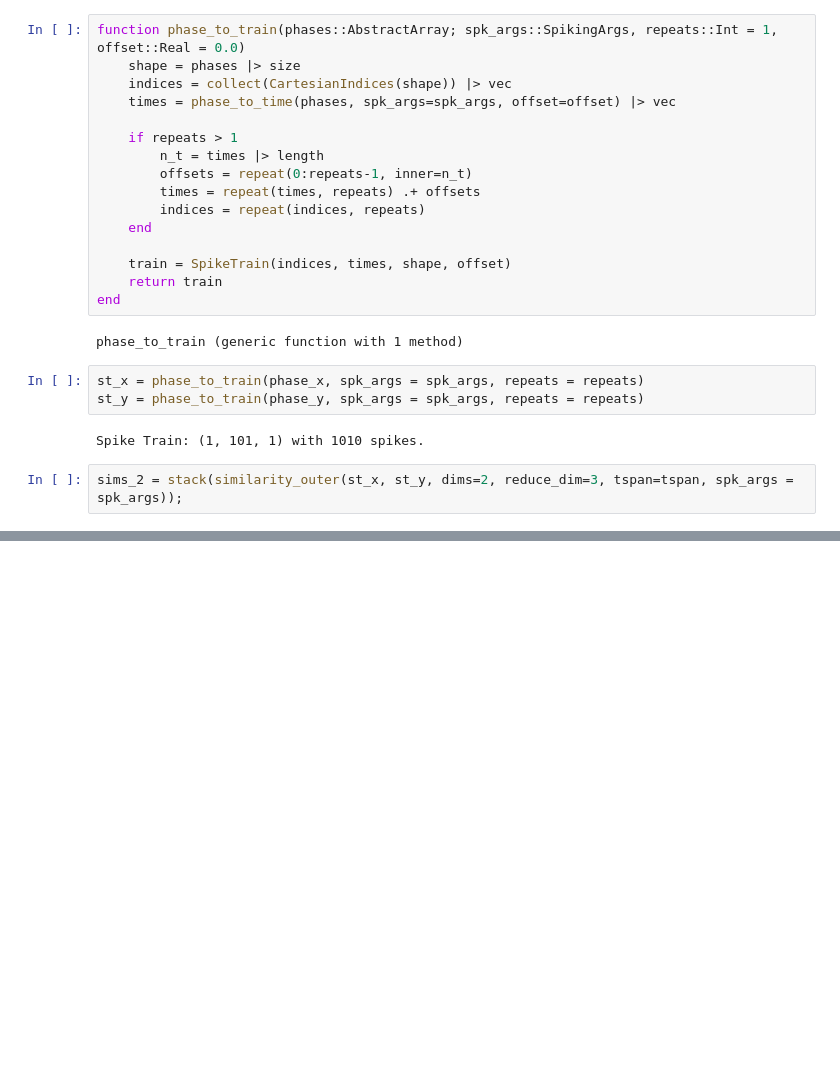
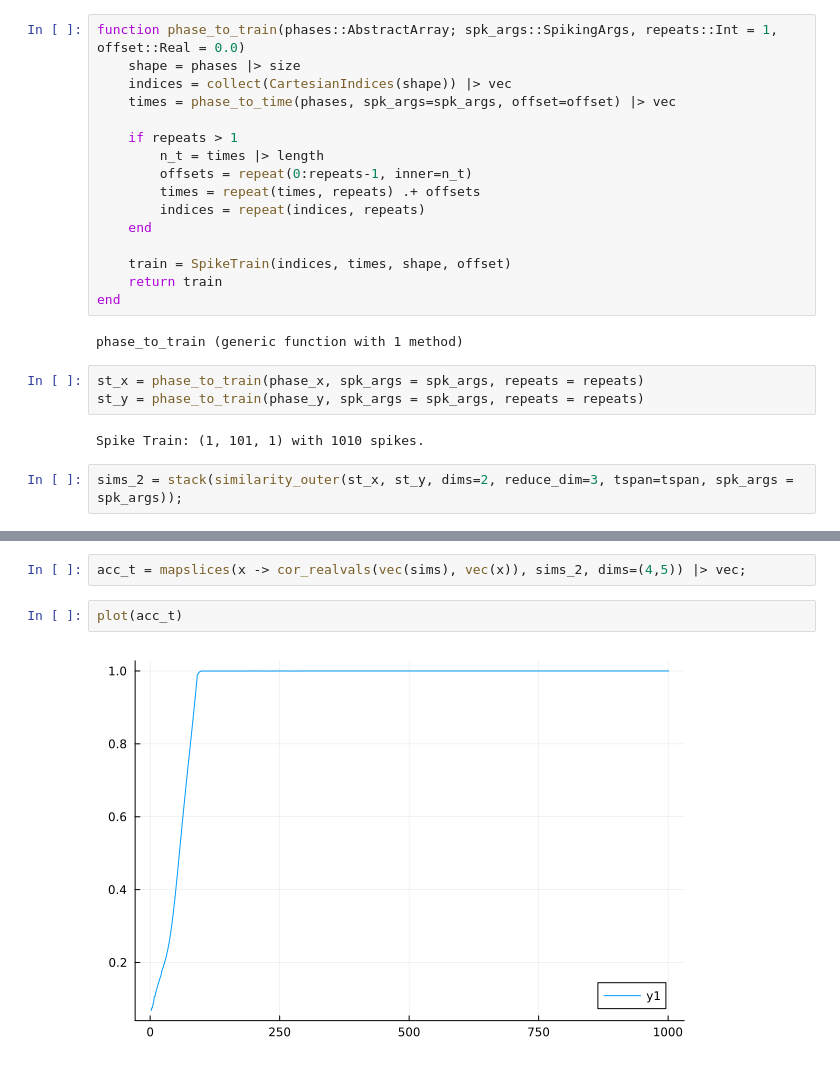
Before and after one commit to wilkieolin/PhasorNetworks.jl, a Jupyter notebook: demos/similarity.ipynb, the cells around one changed output, grey strips where cells are left out. Saved outputs shown, nothing was run; the diff lists cells and outputs as text; blank space fills up the shorter version.

```diff
--- a/demos/similarity.ipynb
+++ b/demos/similarity.ipynb
@@ -138,0 +136,6 @@ sims_2
+# %%
+acc_t = mapslices(x -> cor_realvals(vec(sims), vec(x)), sims_2, dims=(4,5)) |> vec;
+# %%
+plot(acc_t)
+# %% [output]
+[figure, added]
```
Also changed, not shown: parts of 32 cells of this notebook, 3 other files.
